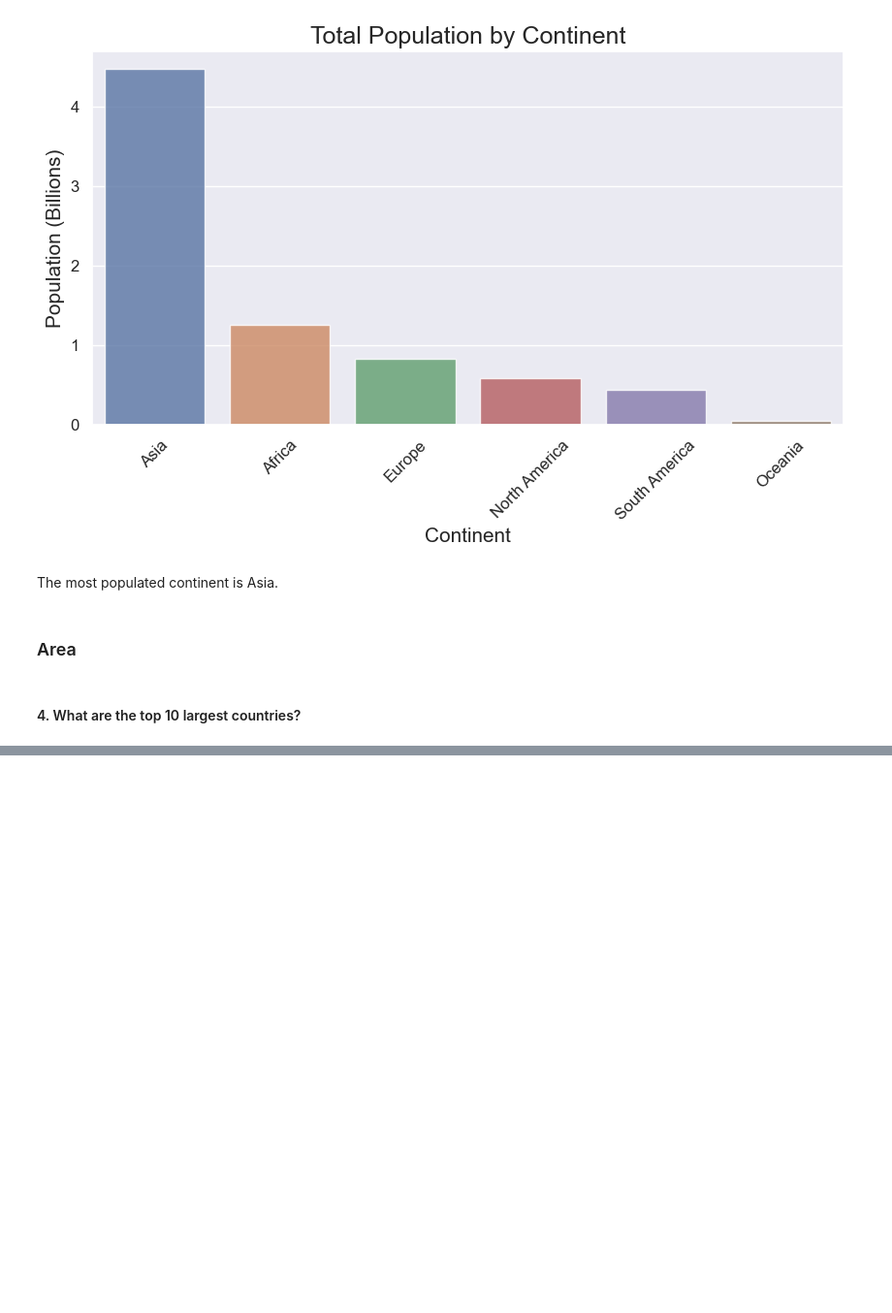
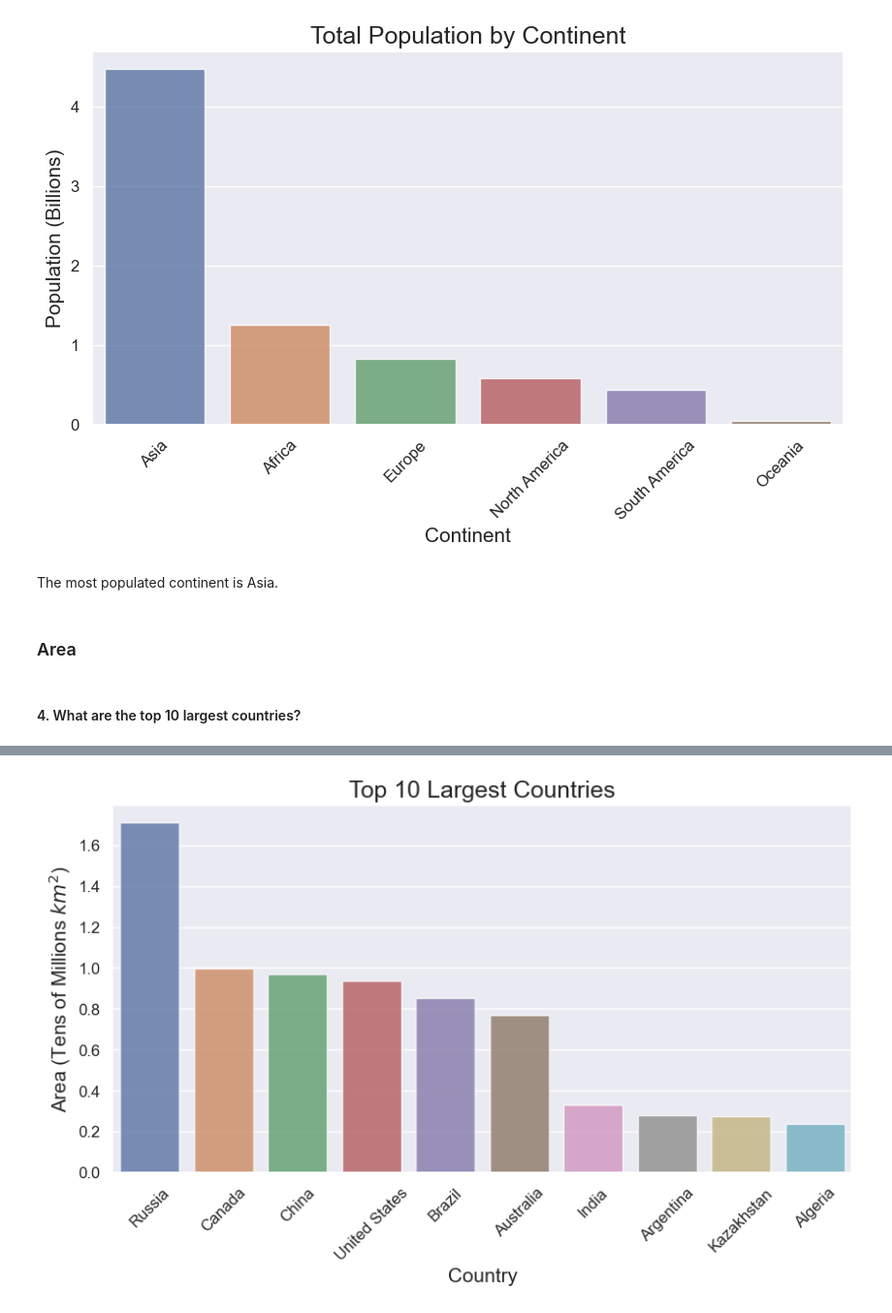
Before and after one commit to nadpierre/countries-eda-project, a Jupyter notebook: Country Analysis.ipynb, the cells around one changed output, grey strips where cells are left out. Shown: that part at 97% size. Drawn from its saved outputs; the diff is of its cells as text; code cells hidden in the pictures; blank space fills up the shorter version.

Commit message:
Area analysis

```diff
--- a/Country Analysis.ipynb
+++ b/Country Analysis.ipynb
@@ -437,3 +440,11 @@ The most populated continent is Asia.
 ### Area
 # %% [markdown]
 #### 4. What are the top 10 largest countries?
+# %%
+# Data
+
+top_10_largest_countries = countries \
+    .nlargest(n=10, columns='area')[['name', 'area']] \
+    .set_index('name')
+
+top_10_largest_countries
@@ -439,0 +464,26 @@ The most populated continent is Asia.
+# %%
+# Visualization
+
+# plot
+sns.set(rc={'figure.figsize': (10, 5)})
+ax = sns.barplot(data=top_10_largest_countries,
+                 x=top_10_largest_countries.index,
+                 y=top_10_largest_countries['area'],
+                 hue=top_10_largest_countries.index,
+                 alpha=0.8)
+
+# labels
+ax.set_title('Top 10 Largest Countries', fontsize=18)
+ax.set_xlabel('Country')
+ax.set_ylabel('Area (Tens of Millions $km^2$)')
+ax.xaxis.label.set_size(15)
+ax.yaxis.label.set_size(15)
+ax.tick_params(axis='both', labelsize=12)
+ax.tick_params(axis='x', rotation=45)
+
+# remove scientific notation showing at the top of the y axis
+ax.yaxis.offsetText.set_visible(False)
+
+plt.show()
+# %% [output]
+[figure, added]
```
Also changed, not shown: parts of 13 cells of this notebook.
